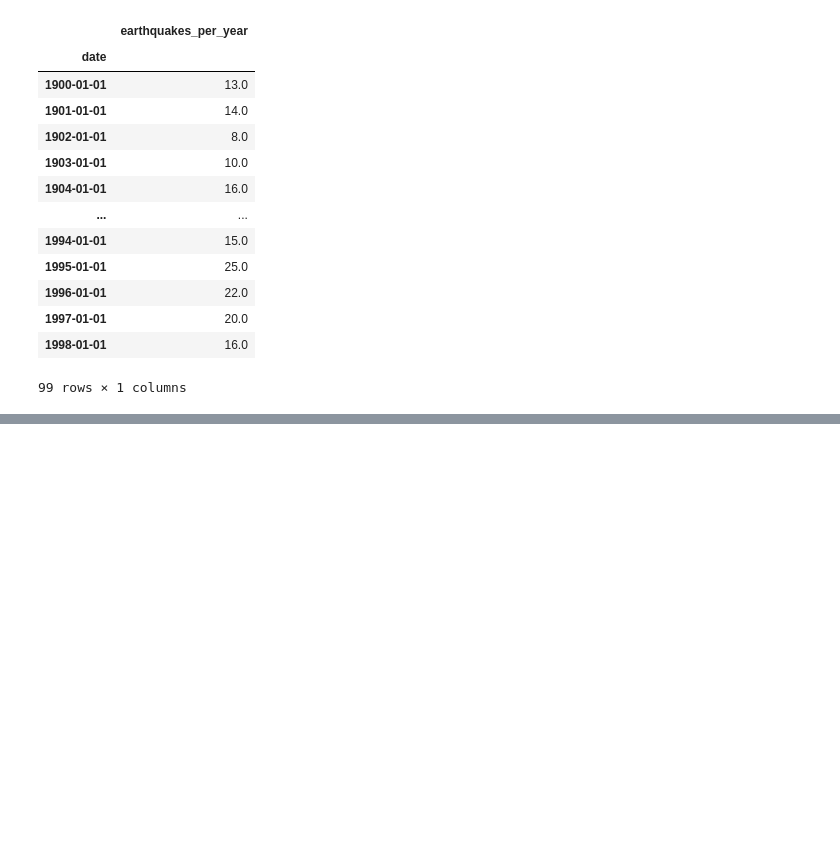
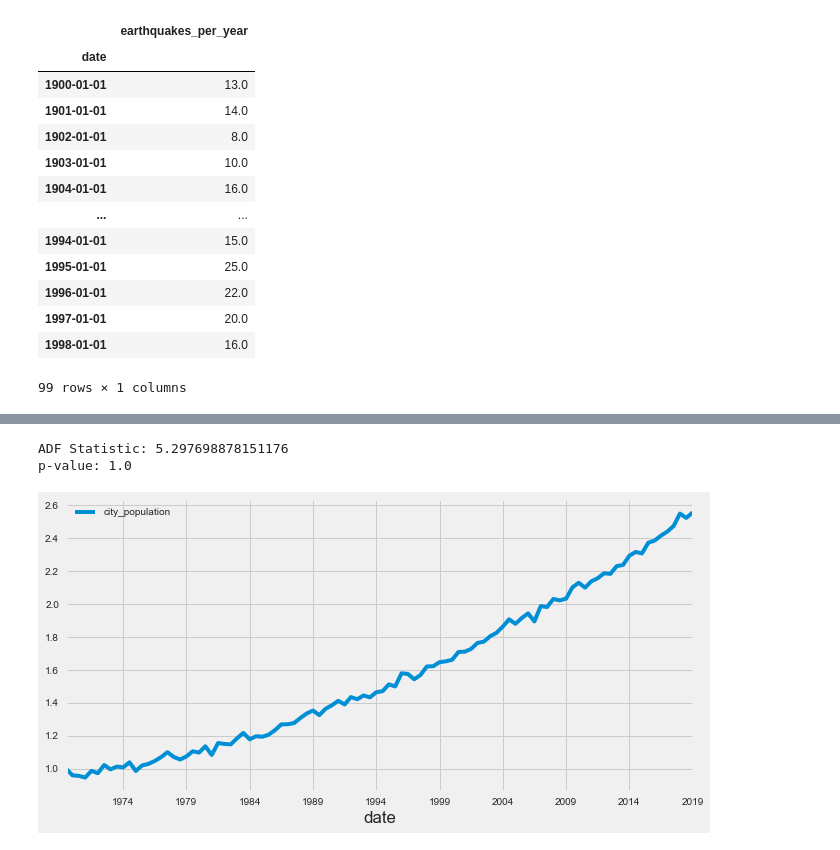
Before and after one commit to goodboychan/datacamp_repo, a Jupyter notebook: ARIMA.Models.in.Python/ARMA-Models.ipynb, the cells around one changed output, grey strips where cells are left out. Saved outputs shown, nothing was run; the diff lists cells and outputs as text; code cells hidden in the pictures; blank space fills up the shorter version.

```diff
--- a/ARIMA.Models.in.Python/ARMA-Models.ipynb
+++ b/ARIMA.Models.in.Python/ARMA-Models.ipynb
@@ -96,0 +111,17 @@ print(result)
+# %%
+city = pd.read_csv('./dataset/city.csv', parse_dates=True, index_col='date')
+# %%
+# Run the ADF test on the time series
+result = adfuller(city['city_population'])
+
+# Plot the time series
+fig, ax = plt.subplots();
+city.plot(ax=ax);
+
+# Print the test statistic and the p-value
+print('ADF Statistic:', result[0])
+print('p-value:', result[1])
+# %% [output]
+ADF Statistic: 5.297698878151176
+p-value: 1.0
+[figure, added]
```
Also changed, not shown: parts of 4 cells of this notebook, 1 other file.
